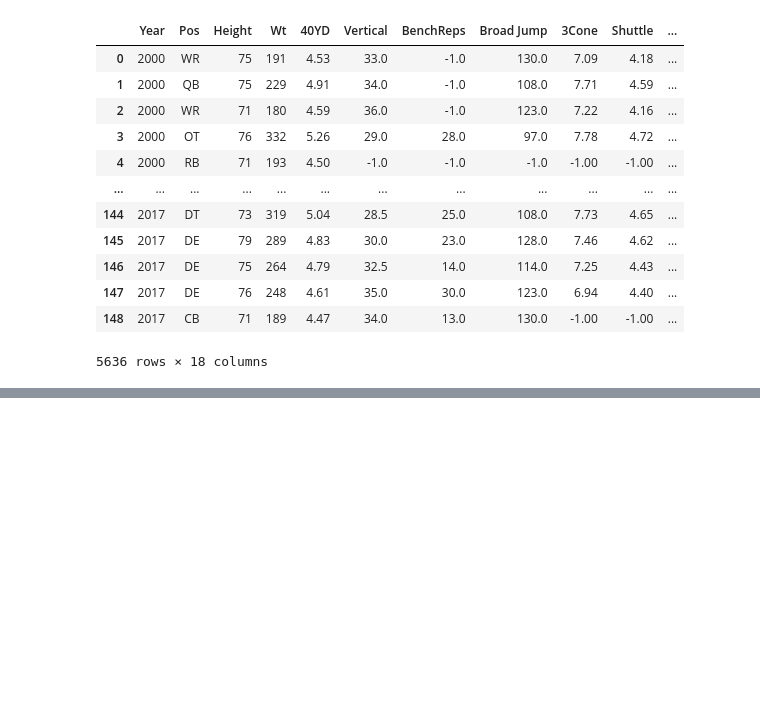
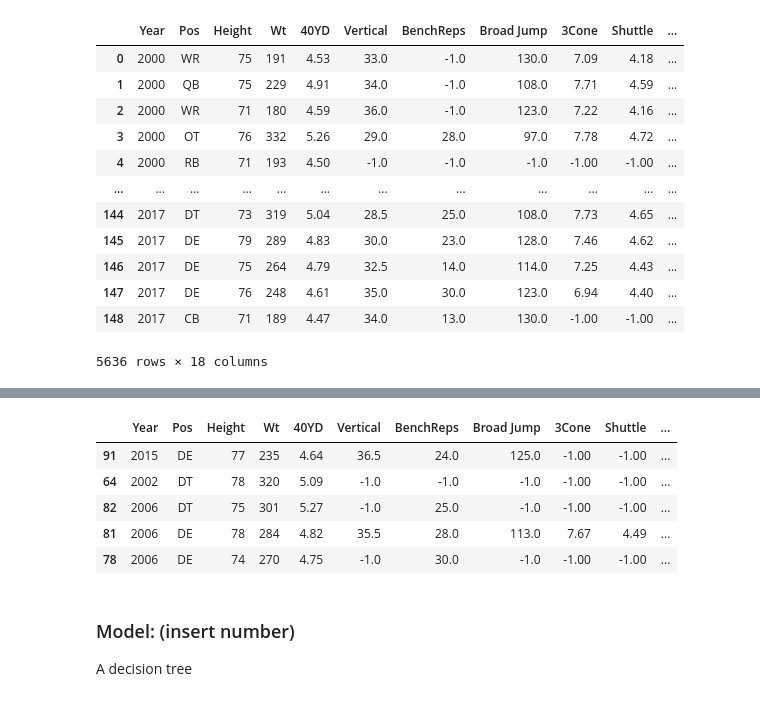
Before and after one commit to tuckers15/cs3870_final_project, a Jupyter notebook: Data_Consolidation.ipynb, the cells around one changed output, grey strips where cells are left out. Cells and saved outputs as stored; diff of their text form; code cells hidden in the pictures; blank space fills up the shorter version.

Commit message:
broke into skill groups, and decision tree models

```diff
--- a/Data_Consolidation.ipynb
+++ b/Data_Consolidation.ipynb
@@ -6,8 +6,8 @@ import numpy as np
 def compile_csv(startYear, endYear):
     df_list = []
     for i in range(startYear, endYear + 1):
-        off_filename = "../Final Project/"+ str(i) + 'Offense.csv'
-        def_filename = "../Final Project/" + str(i) + 'Defense.csv'
+        off_filename = "Data/"+ str(i) + 'Offense.csv'
+        def_filename = "Data/" + str(i) + 'Defense.csv'
         off_df = pd.read_csv(off_filename)
         off_df["Unit"] = ["Offense" if pos != "LS" else "Special" for pos in off_df["Pos"]]
         def_df = pd.read_csv(def_filename)
@@ -189,0 +194,25 @@ See the caveats in the documentation: https://pandas.pydata.org/pandas-docs/stab
+# %%
+skill = {'offense_lightweight': ['WR', 'RB'], 'defense_leightweight':['CB', 'SS', 'FS'],'offense_midweights': ['FB', 'TE'], 'defense_midweight':['OLB', 'ILB'], 'offense_heavy': ['OT', 'OG'], 'defense_heavy':['DT','DE', 'LS'], 'quarterbacks':['QB'], 'punter':['P']}
+
+# Create a mapping of position to skill group
+position_to_group = {pos: group for group, positions in skill.items() for pos in positions}
+
+# Add a new column to df2 with the position group
+df2['SkillGroup'] = df2['Pos'].map(position_to_group)
+
+# Sort the DataFrame by SkillGroup
+df2_sorted = df2.sort_values(by='SkillGroup')
+
+# Display the first few rows of the sorted DataFrame
+(df2_sorted.head())
+# %% [output]
+|  | Year | Pos | Height | Wt | 40YD | Vertical | BenchReps | Broad Jump | 3Cone | Shuttle | ... |
+| 91 | 2015 | DE | 77 | 235 | 4.64 | 36.5 | 24.0 | 125.0 | -1.00 | -1.00 | ... |
+| 64 | 2002 | DT | 78 | 320 | 5.09 | -1.0 | -1.0 | -1.0 | -1.00 | -1.00 | ... |
+| 82 | 2006 | DT | 75 | 301 | 5.27 | -1.0 | 25.0 | -1.0 | -1.00 | -1.00 | ... |
+| 81 | 2006 | DE | 78 | 284 | 4.82 | 35.5 | 28.0 | 113.0 | 7.67 | 4.49 | ... |
+| 78 | 2006 | DE | 74 | 270 | 4.75 | -1.0 | 30.0 | -1.0 | -1.00 | -1.00 | ... |
+# %% [markdown]
+### Model: (insert number)
+
+A decision tree
```
Also changed, not shown: parts of 2 cells of this notebook.
